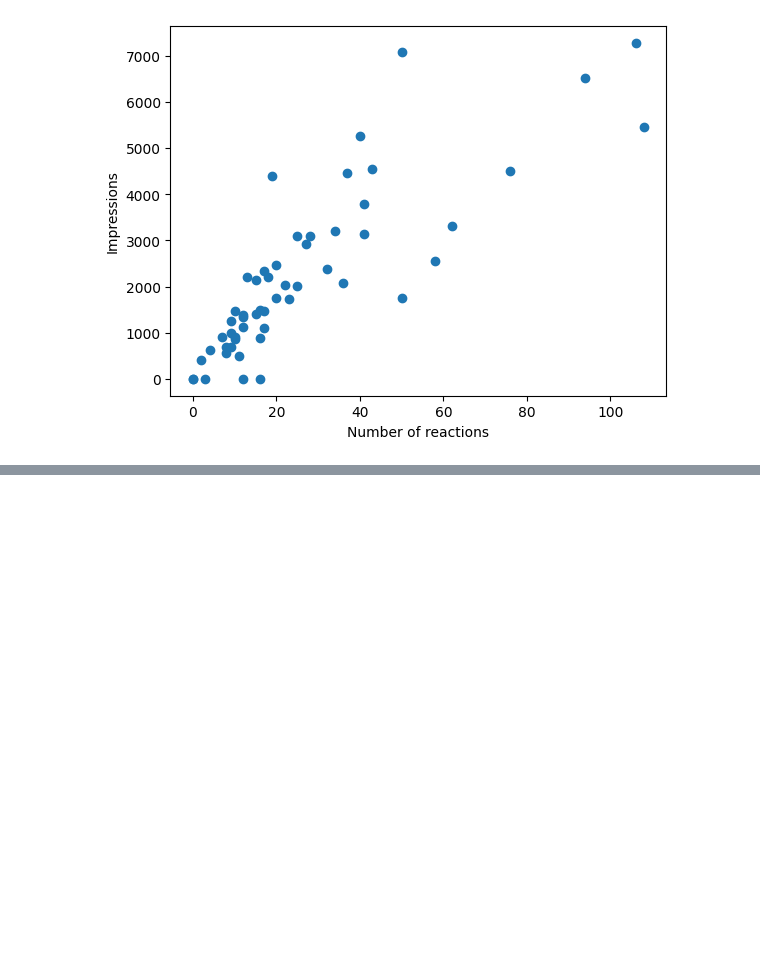
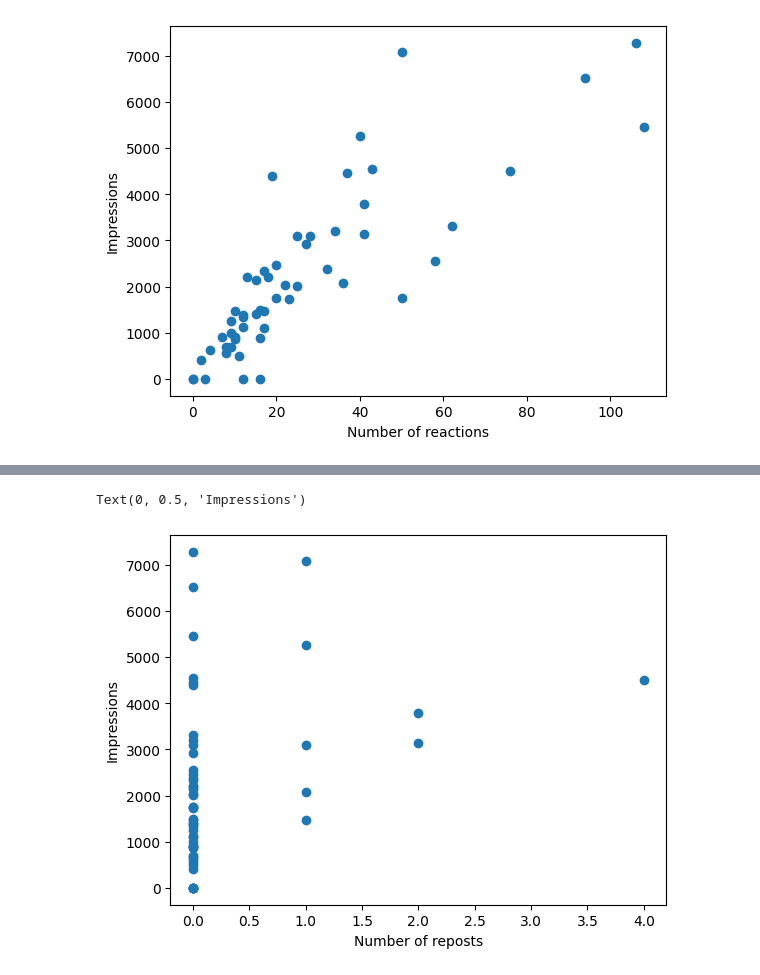
Before and after one commit to mikkel92/LLMs-for-LinkedIn, a Jupyter notebook: analyse_posts.ipynb, the cells around one changed output, grey strips where cells are left out. Saved outputs shown, nothing was run; the diff lists cells and outputs as text; code cells hidden in the pictures; blank space fills up the shorter version.

```diff
--- a/analyse_posts.ipynb
+++ b/analyse_posts.ipynb
@@ -73,6 +76,9 @@ plt.ylabel("Impressions")
 # %%
-plt.scatter(df["reactions"], df["impressions"])
-plt.xlabel("Number of reactions")
+plt.scatter(df["reposts"], df["impressions"])
+plt.xlabel("Number of reposts")
 plt.ylabel("Impressions")
+# %% [output]
+Text(0, 0.5, 'Impressions')
+[figure, added]
 # %%
 # Continue analysis with whatever you prefer!
```
Also changed, not shown: parts of 1 cell of this notebook, 2 other files.
